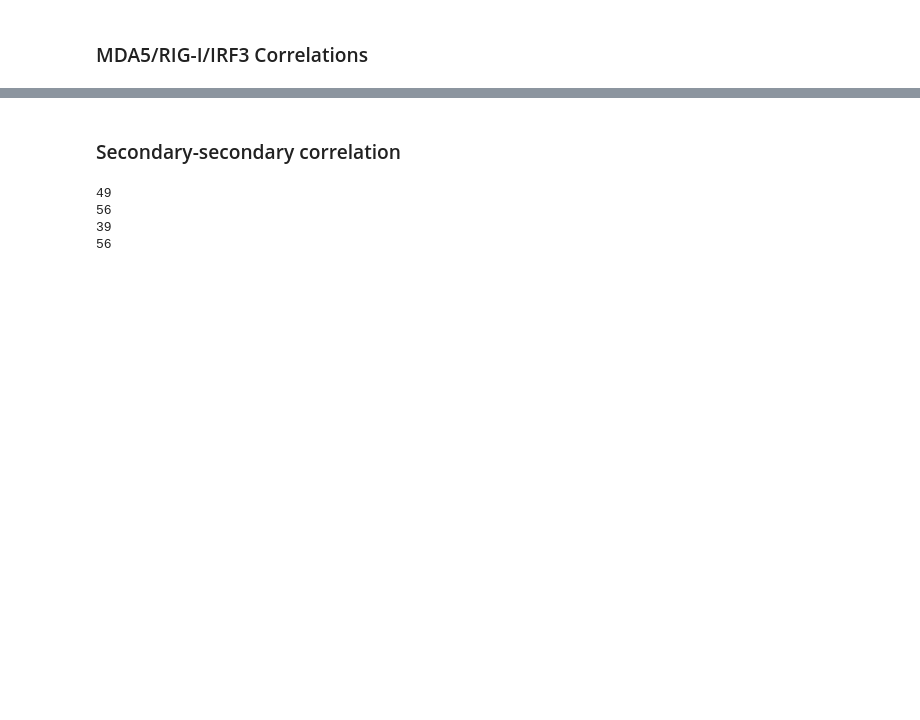
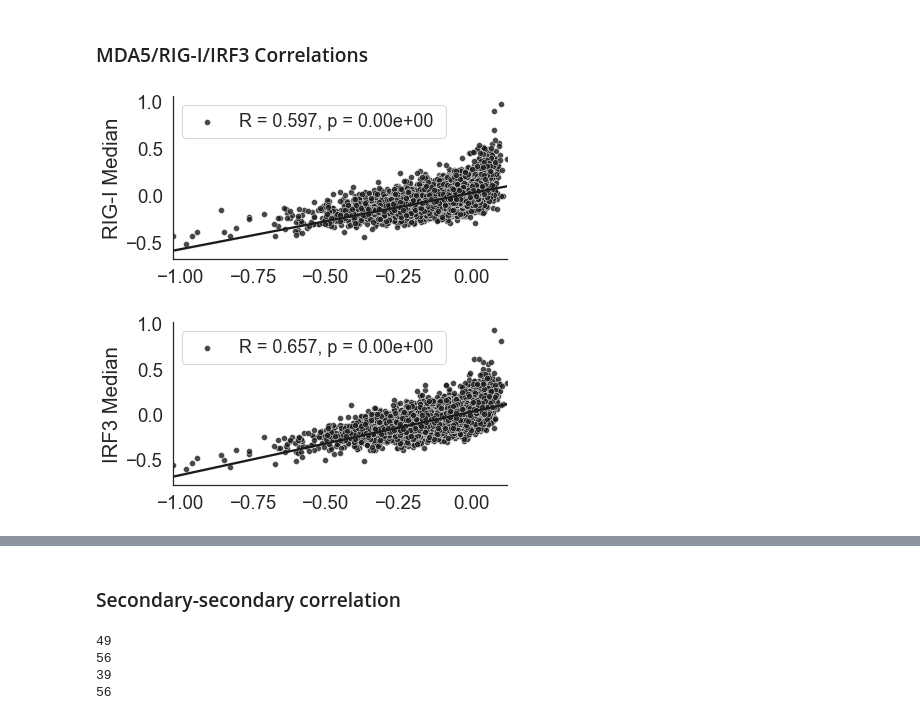
Before and after one commit to beccajcarlson/IRF3OpticalPooledScreen, a Jupyter notebook: CodeforFigures/Figure1_Supp.ipynb, the cells around one changed output, grey strips where cells are left out. Saved outputs shown, nothing was run; the diff lists cells and outputs as text; code cells hidden in the pictures; blank space fills up the shorter version.

```diff
--- a/CodeforFigures/Figure1_Supp.ipynb
+++ b/CodeforFigures/Figure1_Supp.ipynb
@@ -165,0 +164,80 @@ plt.show()
+# %%
+df = pd.read_hdf('../Data/TableS1.hdf')
+# %%
+feature1 = 'dapi_corrch2_nuclear_corr'
+feature2 = 'rig_cell_median'
+
+nas = np.logical_or(df[feature1].isnull(), df[feature2].isnull())
+
+
+plt.figure(figsize = (6,3))
+r, p = scipy.stats.pearsonr(df[feature1][~nas],df[feature2][~nas])
+sns.regplot(x = df[feature1], y = (df[feature2]), label = f'R = %s, p = {p:.2e} ' %(round(r,3)), color = 'k',
+           scatter_kws={'linewidths':.5,'edgecolor':'white'})
+
+plt.xlabel('')
+plt.ylabel('RIG-I Median')
+sns.despine(top = True, right = True)
+plt.legend(fontsize = 18)
+
+plt.savefig('../../../IRF3 Paper/Figures/F1/transloc_rig.tif',dpi=300,bbox_inches='tight')
+plt.show()
+
+feature1 = 'dapi_corrch2_nuclear_corr'
+feature2 = 'irf3_cell_median'
+
+nas = np.logical_or(df[feature1].isnull(), df[feature2].isnull())
+
+
+plt.figure(figsize = (6,3))
+r, p = scipy.stats.pearsonr(df[feature1][~nas],df[feature2][~nas])
+sns.regplot(x = df[feature1], y = (df[feature2]), label = f'R = %s, p = {p:.2e} ' %(round(r,3)), color = 'k',
+           scatter_kws={'linewidths':.5,'edgecolor':'white'})
+
+plt.xlabel('')
+plt.ylabel('IRF3 Median')
+sns.despine(top = True, right = True)
+plt.legend(fontsize = 18)
+
+plt.savefig('../../../IRF3 Paper/Figures/F1/transloc_irf3.tif',dpi=300,bbox_inches='tight')
+plt.show()
+
+feature1 = 'dapi_corrch2_nuclear_corr'
+feature2 = 'mda5_cell_median'
+
+nas = np.logical_or(df[feature1].isnull(), df[feature2].isnull())
+
+
+plt.figure(figsize = (6,3))
+r, p = scipy.stats.pearsonr(df[feature1][~nas],df[feature2][~nas])
+sns.regplot(x = df[feature1], y = (df[feature2]), label = f'R = %s, p = {p:.2e} ' %(round(r,3)), color = 'k',
+           scatter_kws={'linewidths':.5,'edgecolor':'white'})
+
+plt.xlabel('IRF3 Translocation')
+plt.ylabel('MDA5 Median')
+sns.despine(top = True, right = True)
+plt.legend(fontsize = 18)
+
+plt.savefig('../../../IRF3 Paper/Figures/F1/transloc_mda5.tif',dpi=300,bbox_inches='tight')
+plt.show()
+
+
+feature1 = 'dapi_corrch2_nuclear_corr'
+feature2 = 'pex_cell_median'
+
+
+plt.figure(figsize = (6,3))
+r, p = scipy.stats.pearsonr(df[feature1][~nas],df[feature2][~nas])
+sns.regplot(x = df[feature1], y = (df[feature2]), label = f'R = %s, p = {p:.2e} ' %(round(r,3)), color = 'k',
+           scatter_kws={'linewidths':.5,'edgecolor':'white'})
+
+plt.xlabel('IRF3 Translocation')
+plt.ylabel('Pex Median')
+sns.despine(top = True, right = True)
+plt.legend(fontsize = 18)
+
+plt.savefig('../../../IRF3 Paper/Figures/F1/transloc_pex.tif',dpi=300,bbox_inches='tight')
+plt.show()
+# %% [output]
+[figure, added]
+[figure, added]
```
Also changed, not shown: parts of 5 cells of this notebook, 1 other file.
